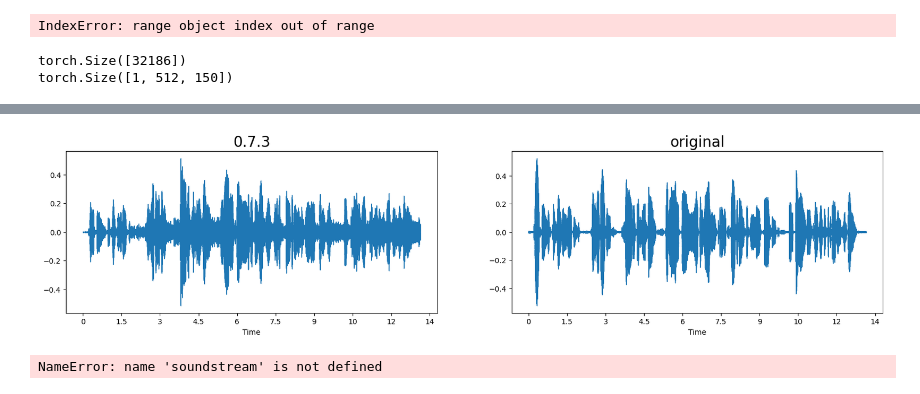
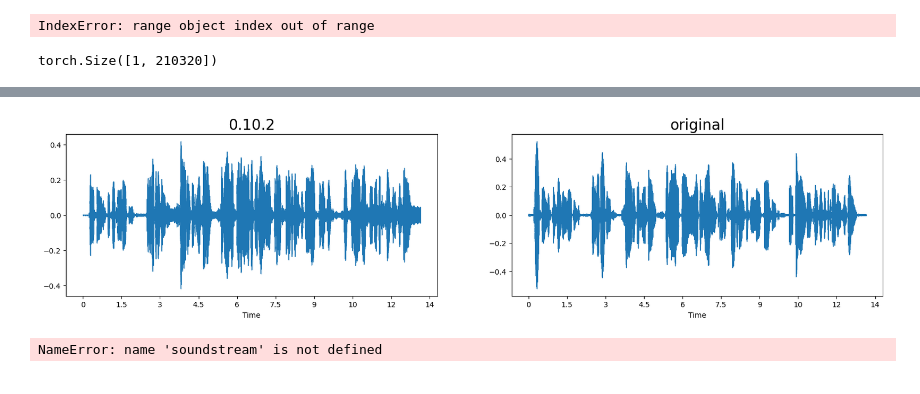
Before and after one commit to BlackFox1197/masterarbeit_programming, a Jupyter notebook: notebooks/playground.ipynb, the cells around one changed output, grey strips where cells are left out. Cells and saved outputs as stored; diff of their text form; code cells hidden in the pictures.

```diff
--- a/notebooks/playground.ipynb
+++ b/notebooks/playground.ipynb
@@ -52,13 +52,16 @@ from audiolm_pytorch import SoundStream, SoundStreamTrainer
 soundstream = SoundStream(
     codebook_size = 1024,
     rq_num_quantizers = 8,
+    #    attn_window_size = 128,       # local attention receptive field at bottleneck
+    #attn_depth = 2,
+    #target_sample_hz=16000
     #target_sample_hz=16000
 )
 #/home/ckwdani/Programming/Projects/masterarbeit/Jupyter/mainProject/notebooks/content/00_Soundstream_new/2_libri_15000
 #/home/ckwdani/Programming/Projects/masterarbeit/Jupyter/mainProject/notebooks/content/soundstream/resultsSS__NEWEXTRA3
 #soundstream.load("content/soundstream/before_0.3/resultsSS_extra6/soundstream.32390.pt")
 soundstream.to("cpu")
-soundstream.load("content/soundstream/vers0.7.4/01_Soundstream_7_x_new_libri_full/5_3250/soundstream.3250.pt")
+soundstream.load("content/soundstream/vers0.7.4/01_Soundstream_7_x_new_libri_full/0_2_0_60000/soundstream.22000.pt")
 
 for param in soundstream.parameters():
     param.requires_grad = False
@@ -80,26 +83,25 @@ testCafe = torchaudio.load("/home/ckwdani/Music/emotionDatasets/converted/cafe/J
 testTess = torchaudio.load("/home/ckwdani/Music/emotionDatasets/converted/tess/OAF_happy/OAF_beg_happy.flac")
 #test = torchaudio.load("/home/ckwdani/Programming/Projects/masterarbeit/Jupyter/mainProject/Stimuli_Intensitätsmorphs/nf01_ang_w02_o_100_70dB.wav")
 
-print(testTess[0][0].shape)
-paddboth = int((48000-testTess[0][0].shape[0])/2)
-testerPad = nn.functional.pad(testTess[0], (paddboth,paddboth), value=-0.0)
+#print(testTess[0][0].shape)
+#paddboth = int((48000-testTess[0][0].shape[0])/2)
+#testerPad = nn.functional.pad(testTess[0], (paddboth,paddboth), value=-0.0)
 #resizer = torchvision.transforms.Resize((1, 48000), interpolation=InterpolationMode.BILINEAR,)
 #print(resizer(testTess[0]))
-
+print(test[0].shape)
 import torch
 with torch.no_grad():
 
     #testTensor = soundstream.encoder(test[0].to("cpu"))
     testForward = soundstream(test[0].to("cpu"), return_encoded = True)
-    testerPadForward = soundstream(testerPad.to("cpu"), return_encoded = True)
-    tessTestForward = soundstream(testTess[0].to("cpu"), return_encoded = True, #return_recons_only=True
-                            )
-    testCafeForward = soundstream(testCafe[0].to("cpu"), return_encoded=True)
+    #testerPadForward = soundstream(testerPad.to("cpu"), return_encoded = True)
+    #tessTestForward = soundstream(testTess[0].to("cpu"), return_encoded = True, #return_recons_only=True
+    #                        )
+    #testCafeForward = soundstream(testCafe[0].to("cpu"), return_encoded=True)
 
-print(testerPadForward[0].shape)
+#print(testerPadForward[0].shape)
 # %% [output]
-torch.Size([32186])
-torch.Size([1, 512, 150])
+torch.Size([1, 210320])
 # %%
 from IPython.lib.display import Audio
 import numpy as np
@@ -137,20 +139,20 @@ Audio(soundstream.decoder(testForward[0]).detach().cpu().numpy()[0,0,:], rate=16
 # %%
 import sys
 from pathlib import Path
 import importlib
 module_path = str(Path.cwd().parents[0] / "utils")
 
 if module_path not in sys.path:
     sys.path.append(module_path)
 import utils.exploratoryUtils as exU
 importlib.reload(exU)
 
 #exU.waveplot(soundstream.decoder(testTensor).detach().cpu().numpy(), sr=22050, emotion="test")
 #exU.waveplot_two_datas(soundstream.decoder(testTensor).detach().cpu().numpy(), sr=16000, emotion="test", data1=test[0].numpy(), sr1=16000, emotion1="test")
-exU.waveplot_two_datas(soundstream.decoder(testForward[0]).detach().cpu().numpy()[0,0,:], sr=16000, emotion="0.7.3", data1=test[0].numpy(), sr1=16000, emotion1="original")
+exU.waveplot_two_datas(soundstream.decoder(testForward[0]).detach().cpu().numpy()[0,0,:], sr=16000, emotion="0.10.2", data1=test[0].numpy(), sr1=16000, emotion1="original")
 #exU.waveplot_two_datas(soundstream.decoder(testCafeForward[0]).detach().cpu().numpy()[0,0,:], sr=16000, emotion="0.7.3", data1=testCafe[0].numpy(), sr1=16000, emotion1="original")
 # %% [output]
-[figure, old version]
+[figure, new version]
 # %%
 def getMinMaxFromValues(ds):
     mini, maxi = float("inf"), 0
```
Also changed, not shown: parts of 5 cells of this notebook, 7 other files.
